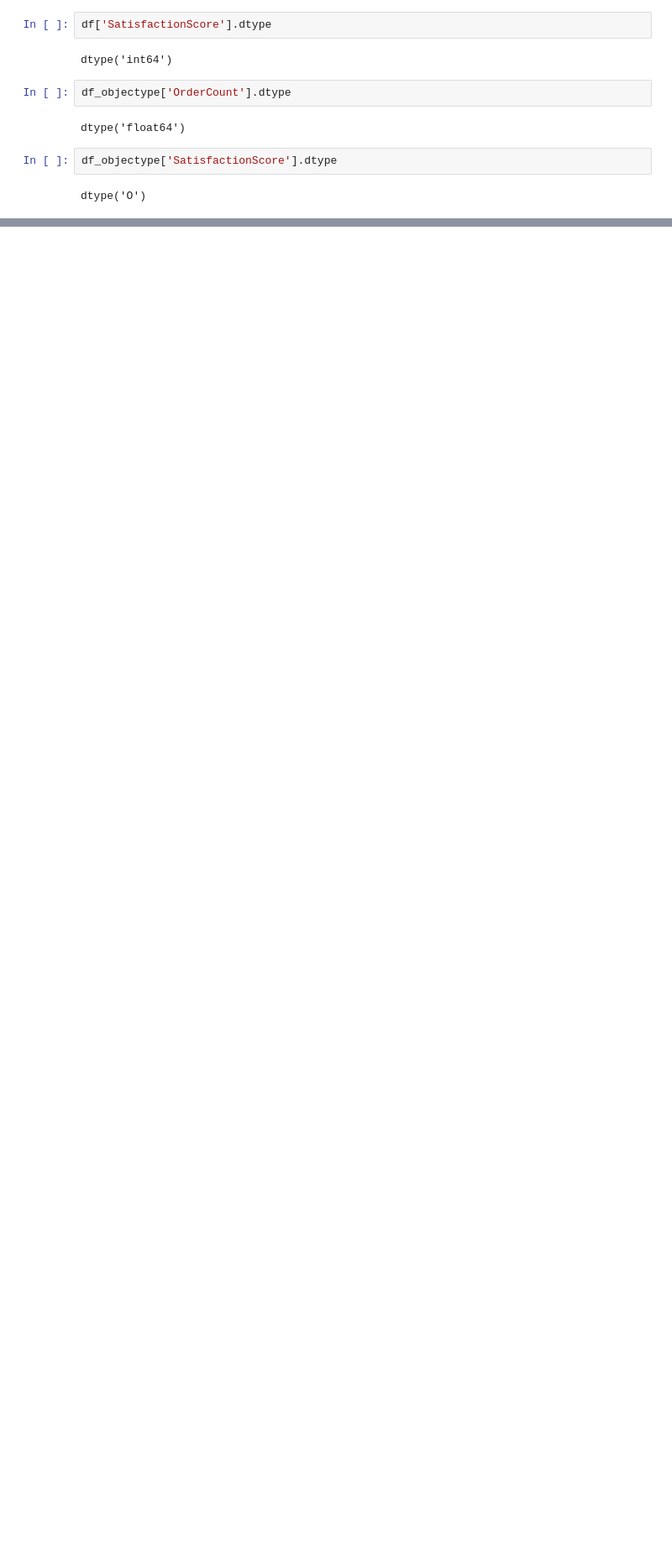
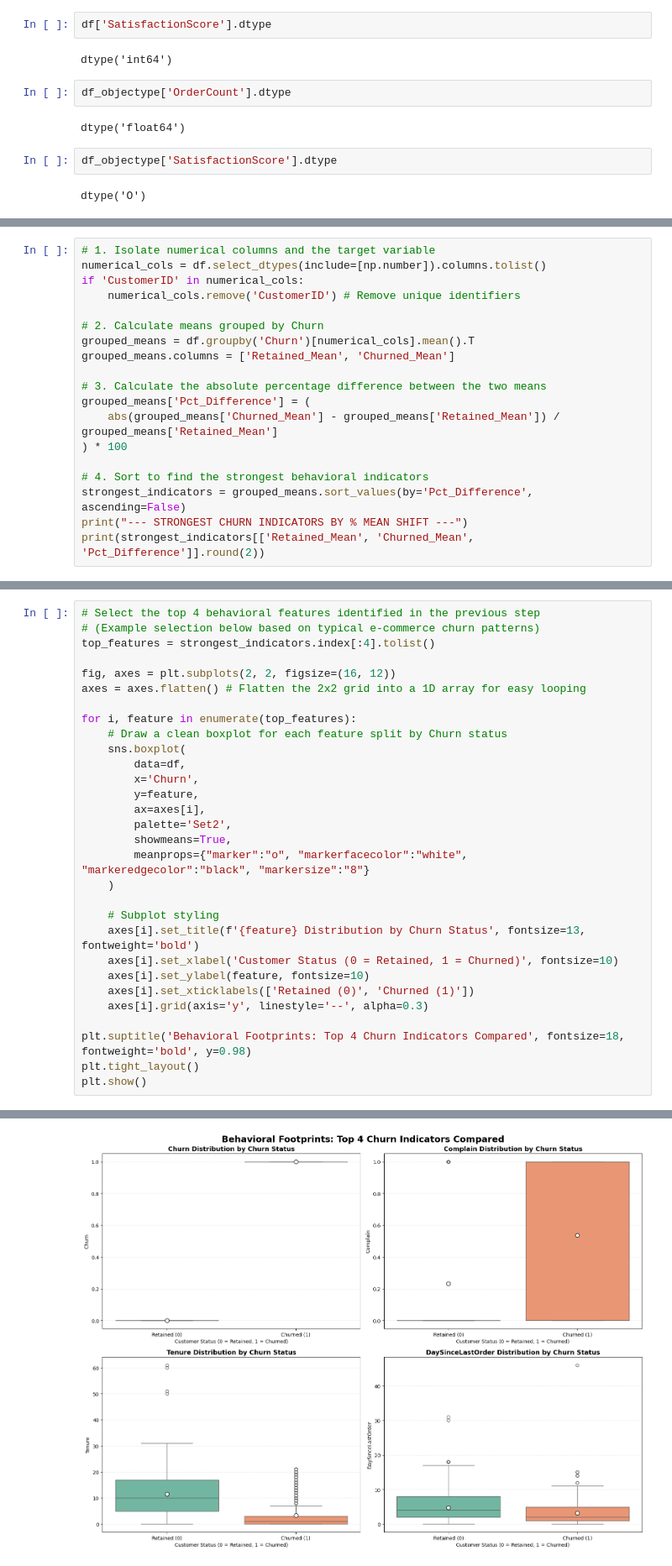
Before and after one commit to shivamtyagi577/E-commerce-Customer-End-to-End-Churn, a Jupyter notebook: Customer_Churn_Analysis_E_Commerce.ipynb, the cells around one changed output, grey strips where cells are left out. Shown at 84% size. Drawn from its saved outputs; the diff is of its cells as text; blank space fills up the shorter version.

```diff
--- a/Customer_Churn_Analysis_E_Commerce.ipynb
+++ b/Customer_Churn_Analysis_E_Commerce.ipynb
@@ -1754,3 +1779,22 @@ Complaints are followed by reduced activity, indicating unresolved issues.
 **Insight**
 
 Behavioral features (recency, engagement, satisfaction) dominate churn prediction.
+# %%
+# 1. Isolate numerical columns and the target variable
+numerical_cols = df.select_dtypes(include=[np.number]).columns.tolist()
+if 'CustomerID' in numerical_cols:
+    numerical_cols.remove('CustomerID') # Remove unique identifiers
+
+# 2. Calculate means grouped by Churn
+grouped_means = df.groupby('Churn')[numerical_cols].mean().T
+grouped_means.columns = ['Retained_Mean', 'Churned_Mean']
+
+# 3. Calculate the absolute percentage difference between the two means
+grouped_means['Pct_Difference'] = (
+    abs(grouped_means['Churned_Mean'] - grouped_means['Retained_Mean']) / grouped_means['Retained_Mean']
+) * 100
+
+# 4. Sort to find the strongest behavioral indicators
+strongest_indicators = grouped_means.sort_values(by='Pct_Difference', ascending=False)
+print("--- STRONGEST CHURN INDICATORS BY % MEAN SHIFT ---")
+print(strongest_indicators[['Retained_Mean', 'Churned_Mean', 'Pct_Difference']].round(2))
@@ -1756,0 +1818,31 @@ Behavioral features (recency, engagement, satisfaction) dominate churn predictio
+# %%
+# Select the top 4 behavioral features identified in the previous step
+# (Example selection below based on typical e-commerce churn patterns)
+top_features = strongest_indicators.index[:4].tolist()
+
+fig, axes = plt.subplots(2, 2, figsize=(16, 12))
+axes = axes.flatten() # Flatten the 2x2 grid into a 1D array for easy looping
+
+for i, feature in enumerate(top_features):
+    # Draw a clean boxplot for each feature split by Churn status
+    sns.boxplot(
+        data=df,
+        x='Churn',
+        y=feature,
+        ax=axes[i],
+        palette='Set2',
+        showmeans=True,
+        meanprops={"marker":"o", "markerfacecolor":"white", "markeredgecolor":"black", "markersize":"8"}
+    )
+
+    # Subplot styling
+    axes[i].set_title(f'{feature} Distribution by Churn Status', fontsize=13, fontweight='bold')
+    axes[i].set_xlabel('Customer Status (0 = Retained, 1 = Churned)', fontsize=10)
+    axes[i].set_ylabel(feature, fontsize=10)
+    axes[i].set_xticklabels(['Retained (0)', 'Churned (1)'])
+    axes[i].grid(axis='y', linestyle='--', alpha=0.3)
+
+plt.suptitle('Behavioral Footprints: Top 4 Churn Indicators Compared', fontsize=18, fontweight='bold', y=0.98)
+plt.tight_layout()
+plt.show()
+# %% [output]
@@ -1756,0 +1864 @@ Behavioral features (recency, engagement, satisfaction) dominate churn predictio
+[figure, added]
```
Also changed, not shown: parts of 7 cells of this notebook.
